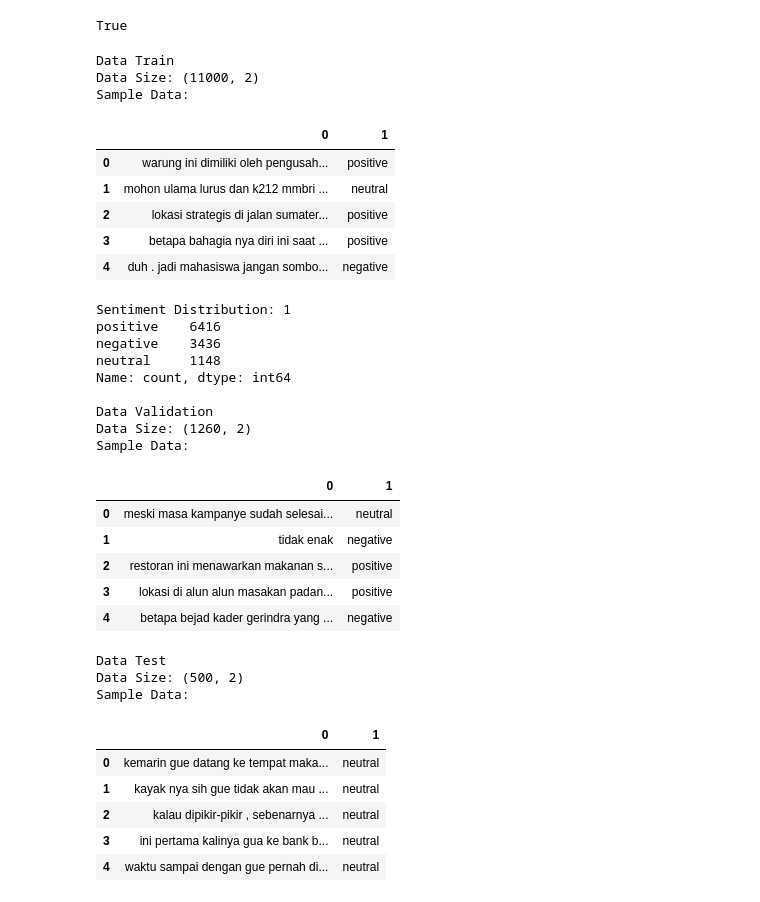
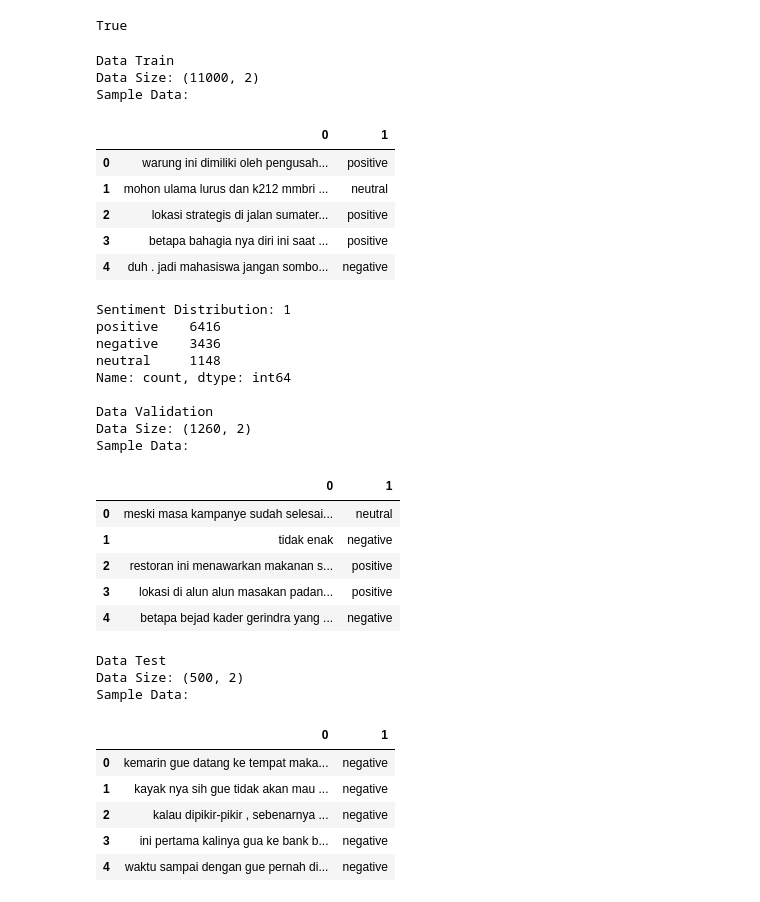
Before and after one commit to munzayanahusn/IF5153-13521077-TextClassification, a Jupyter notebook: src/main.ipynb, the cells around one changed output. Cells and saved outputs as stored; diff of their text form; code cells hidden in the pictures.

```diff
--- a/src/main.ipynb
+++ b/src/main.ipynb
@@ -25,7 +32,7 @@ train_data = pd.read_csv(file_path_train, sep='\t', header=None)
 file_path_val = '../data/valid_preprocess.tsv'
 val_data = pd.read_csv(file_path_val, sep='\t', header=None)
 
-file_path_test = '../data/test_preprocess_masked_label.tsv'
+file_path_test = '../data/test_preprocess.tsv'
 test_data = pd.read_csv(file_path_test, sep='\t', header=None)
 
 # Data Understanding
@@ -46,38 +53,38 @@ print('Sample Data:')
 display(test_data.head())
 # %% [output]
 Data Train
 Data Size: (11000, 2)
 Sample Data:
 |  | 0 | 1 |
 | 0 | warung ini dimiliki oleh pengusah... | positive |
 | 1 | mohon ulama lurus dan k212 mmbri ... | neutral |
 | 2 | lokasi strategis di jalan sumater... | positive |
 | 3 | betapa bahagia nya diri ini saat ... | positive |
 | 4 | duh . jadi mahasiswa jangan sombo... | negative |
 Sentiment Distribution: 1
 positive    6416
 negative    3436
 neutral     1148
 Name: count, dtype: int64
 
 Data Validation
 Data Size: (1260, 2)
 Sample Data:
 |  | 0 | 1 |
 | 0 | meski masa kampanye sudah selesai... | neutral |
 | 1 | tidak enak | negative |
 | 2 | restoran ini menawarkan makanan s... | positive |
 | 3 | lokasi di alun alun masakan padan... | positive |
 | 4 | betapa bejad kader gerindra yang ... | negative |
 Data Test
 Data Size: (500, 2)
 Sample Data:
 |  | 0 | 1 |
-| 0 | kemarin gue datang ke tempat maka... | neutral |
-| 1 | kayak nya sih gue tidak akan mau ... | neutral |
-| 2 | kalau dipikir-pikir , sebenarnya ... | neutral |
-| 3 | ini pertama kalinya gua ke bank b... | neutral |
-| 4 | waktu sampai dengan gue pernah di... | neutral |
+| 0 | kemarin gue datang ke tempat maka... | negative |
+| 1 | kayak nya sih gue tidak akan mau ... | negative |
+| 2 | kalau dipikir-pikir , sebenarnya ... | negative |
+| 3 | ini pertama kalinya gua ke bank b... | negative |
+| 4 | waktu sampai dengan gue pernah di... | negative |
 # %%
 # Label Splitting
 x_train = train_data[0]
```
Also changed, not shown: parts of 19 cells of this notebook, 1 other file.
